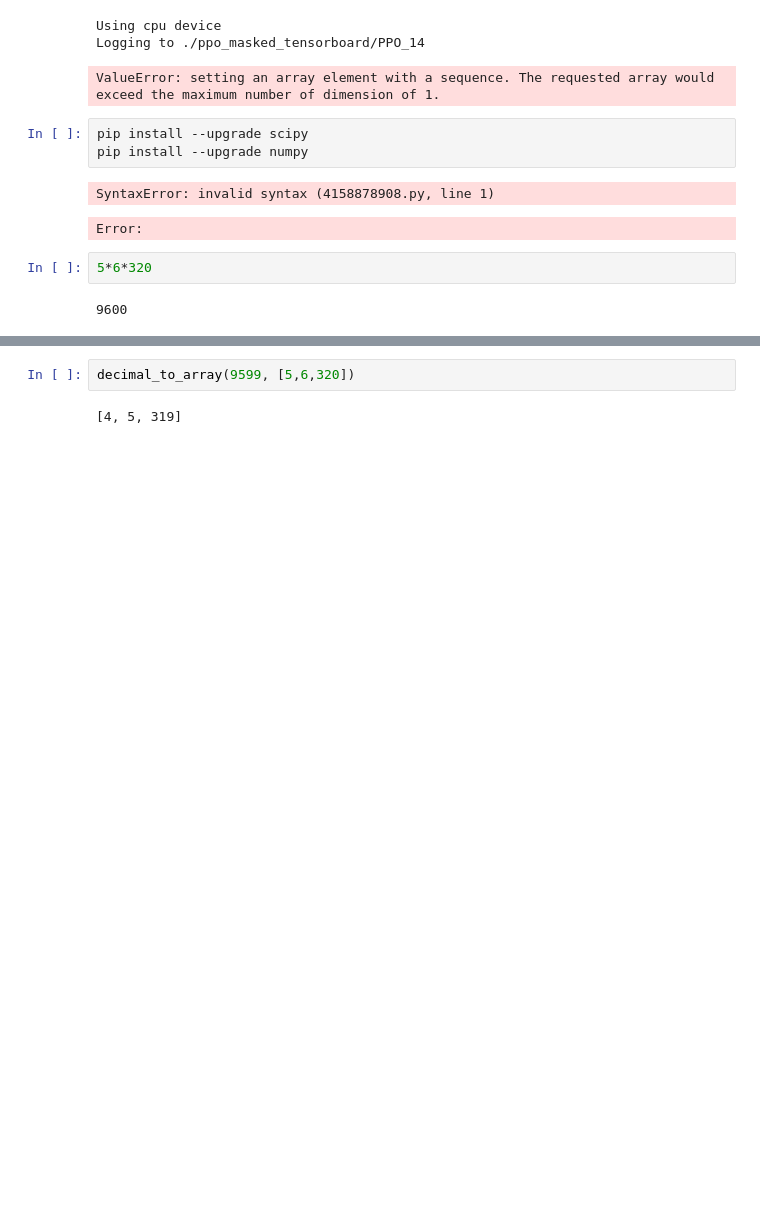
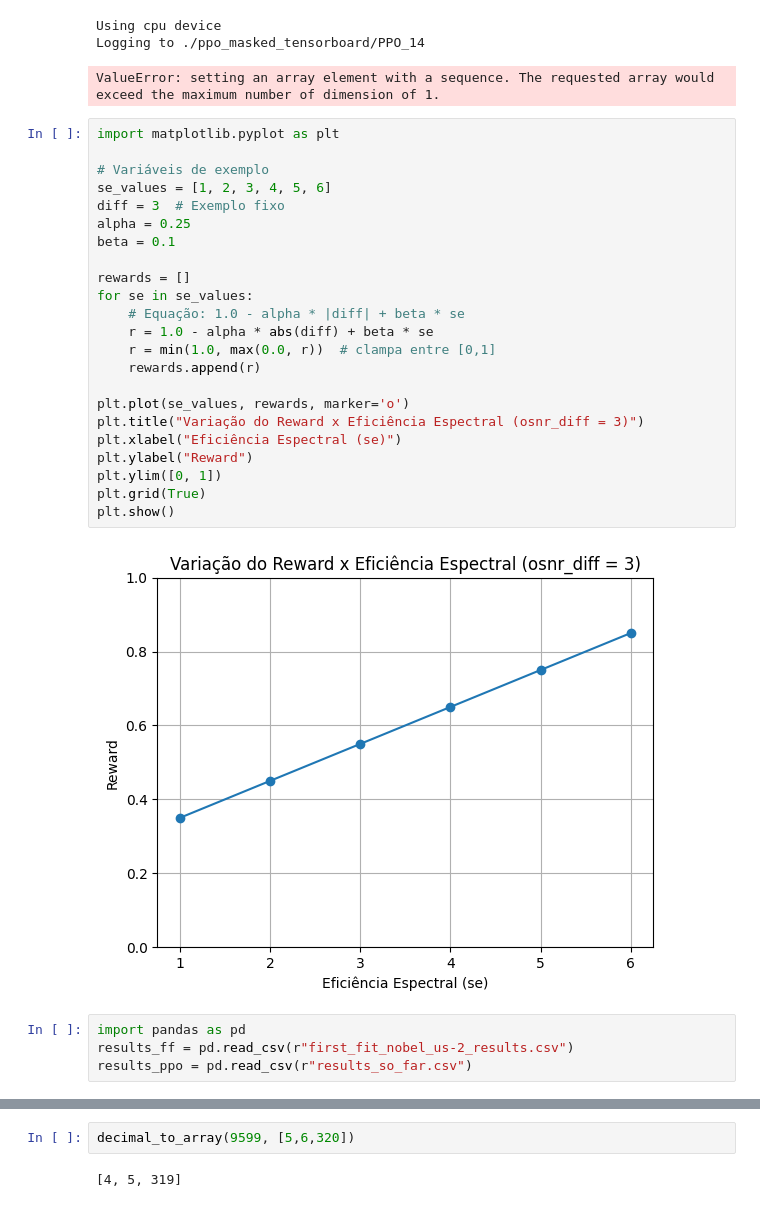
Before and after one commit to carlosnatalino/optical-networking-gym, a Jupyter notebook: examples/ONDM_2025/train_ppo.ipynb, the cells around one changed output, grey strips where cells are left out. Saved outputs shown, nothing was run; the diff lists cells and outputs as text; blank space fills up the shorter version.

```diff
--- a/examples/ONDM_2025/train_ppo.ipynb
+++ b/examples/ONDM_2025/train_ppo.ipynb
@@ -264,13 +264,32 @@ for ep in range(2):
 Using cpu device
 Logging to ./ppo_masked_tensorboard/PPO_14
 ValueError: setting an array element with a sequence. The requested array would exceed the maximum number of dimension of 1.
-# %%
-pip install --upgrade scipy
-pip install --upgrade numpy
-# %% [output]
-SyntaxError: invalid syntax (4158878908.py, line 1)
-Error:
-# %%
-5*6*320
-# %% [output]
-9600
+# %%
+import matplotlib.pyplot as plt
+
+# Variáveis de exemplo
+se_values = [1, 2, 3, 4, 5, 6]
+diff = 3  # Exemplo fixo
+alpha = 0.25
+beta = 0.1
+
+rewards = []
+for se in se_values:
+    # Equação: 1.0 - alpha * |diff| + beta * se
+    r = 1.0 - alpha * abs(diff) + beta * se
+    r = min(1.0, max(0.0, r))  # clampa entre [0,1]
+    rewards.append(r)
+
+plt.plot(se_values, rewards, marker='o')
+plt.title("Variação do Reward x Eficiência Espectral (osnr_diff = 3)")
+plt.xlabel("Eficiência Espectral (se)")
+plt.ylabel("Reward")
+plt.ylim([0, 1])
+plt.grid(True)
+plt.show()
+# %% [output]
+[figure, added]
+# %%
+import pandas as pd
+results_ff = pd.read_csv(r"first_fit_nobel_us-2_results.csv")
+results_ppo = pd.read_csv(r"results_so_far.csv")
```
Also changed, not shown: parts of 6 cells of this notebook, 6 other files.
